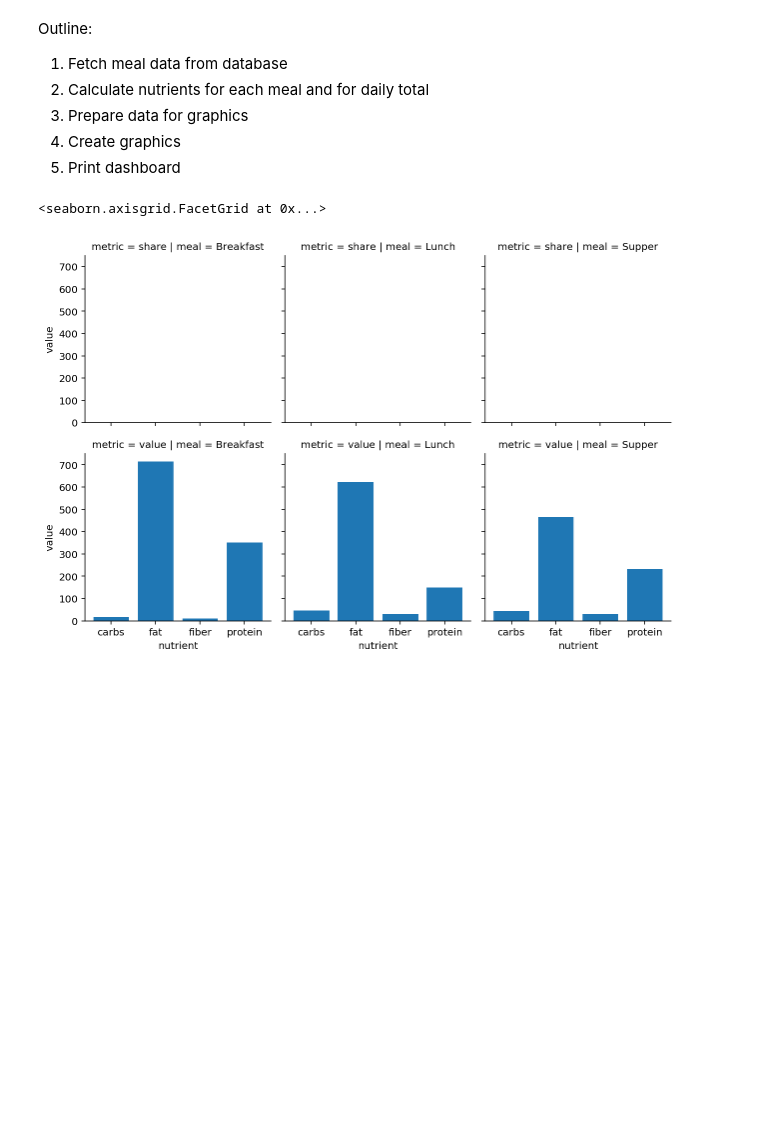
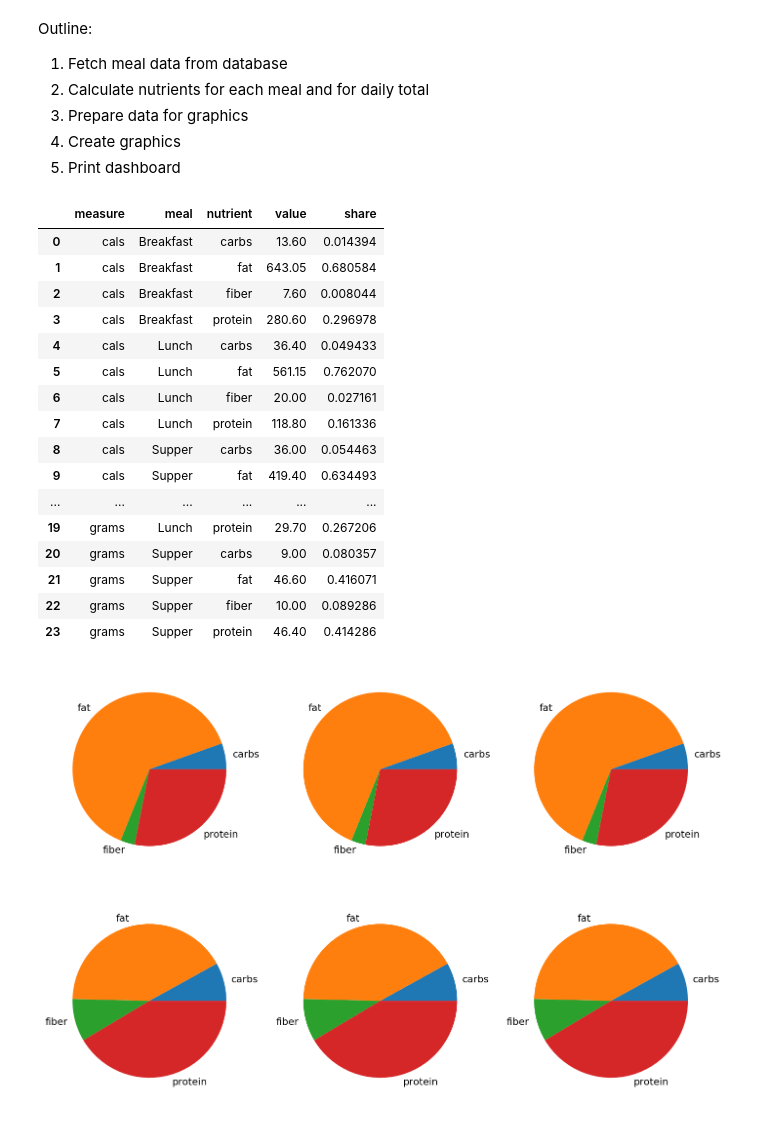
Before and after one commit to fabiangunzinger/learning, a Jupyter notebook: food-data/foods.ipynb, the cells around one changed output. Cells and saved outputs as stored; diff of their text form; code cells hidden in the pictures; blank space fills up the shorter version.

Commit message:
New charts

```diff
--- a/food-data/foods.ipynb
+++ b/food-data/foods.ipynb
@@ -247,46 +247,70 @@ def calc_nuts(meals, add_total=True):
                     var_name='measure')
               .groupby('measure')
               .apply(calc_share)
-              .melt(id_vars=['ingredient', 'nutrient', 'measure'],
-                    var_name='metric'))
+              .assign(nutrient = pd.Categorical(lambda ))
+#               .melt(id_vars=['ingredient', 'nutrient', 'measure'],
+#                     var_name='metric')
+             )
 
         return df
 
     nuts = {meal: calc_meal_nuts(meals[meal]) for meal in meals}
 
     if add_total:
         cols = ['ingredient', 'nutrient']
         nuts['Day'] = (pd.concat(nuts.values()).groupby(cols, as_index=False).sum())
 
     pieces = []
     for meal in nuts:
         df = nuts[meal]
         df['meal'] = meal
         pieces.append(df)
 
     return pd.concat(pieces)
 
 
 def make_meals_data(data):
-    data = data.groupby(['meal', 'nutrient', 'metric'], as_index=False).sum()
-    return data.sort_values(['metric', 'meal', 'nutrient'])
+    return data.groupby(['measure', 'meal', 'nutrient'], as_index=False).sum()
+    return data
 
 
 nuts = calc_nuts(meals, add_total=False)
 meals_data = make_meals_data(nuts)
 # nuts_data = make_nuts_data(nuts)
 
 # Need to correct shares in daily total, which sum to n meals rather than 1
 
 data = meals_data
 
-import seaborn as sns
+nrows = data.measure.nunique()
+ncols = data.meal.nunique()
 
-g = sns.FacetGrid(data, col='meal', row='metric')
-g.map(plt.bar, 'nutrient', 'value')
+fig, ax = plt.subplots(nrows, ncols, figsize=(12, 8))
+
+for row, measure in enumerate(data.measure.unique()):
+    for col, meaa in enumerate(data.meal.unique()):
+        d = data.loc[(data.measure == measure) & (data.meal == meal)]
+        ax[row, col].pie(d.share, labels=d.nutrient);
+data
 # %% [output]
-<seaborn.axisgrid.FacetGrid at 0x...>
+|  | measure | meal | nutrient | value | share |
+| 0 | cals | Breakfast | carbs | 13.60 | 0.014394 |
+| 1 | cals | Breakfast | fat | 643.05 | 0.680584 |
+| 2 | cals | Breakfast | fiber | 7.60 | 0.008044 |
+| 3 | cals | Breakfast | protein | 280.60 | 0.296978 |
+| 4 | cals | Lunch | carbs | 36.40 | 0.049433 |
+| 5 | cals | Lunch | fat | 561.15 | 0.762070 |
+| 6 | cals | Lunch | fiber | 20.00 | 0.027161 |
+| 7 | cals | Lunch | protein | 118.80 | 0.161336 |
+| 8 | cals | Supper | carbs | 36.00 | 0.054463 |
+| 9 | cals | Supper | fat | 419.40 | 0.634493 |
+| ... | ... | ... | ... | ... | ... |
+| 19 | grams | Lunch | protein | 29.70 | 0.267206 |
+| 20 | grams | Supper | carbs | 9.00 | 0.080357 |
+| 21 | grams | Supper | fat | 46.60 | 0.416071 |
+| 22 | grams | Supper | fiber | 10.00 | 0.089286 |
+| 23 | grams | Supper | protein | 46.40 | 0.414286 |
-[figure, old version]
+[figure, new version]
 # %%
 
 
```
